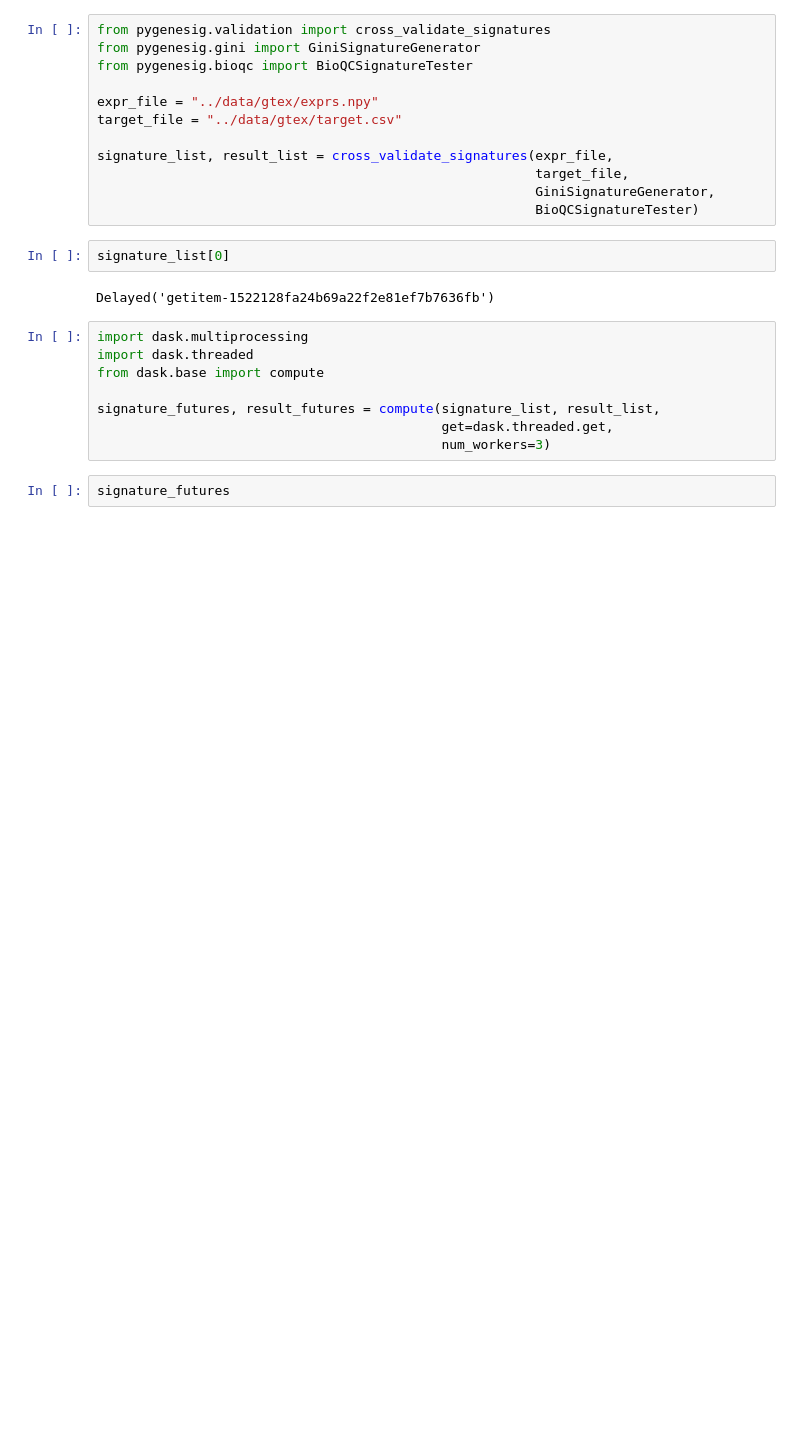
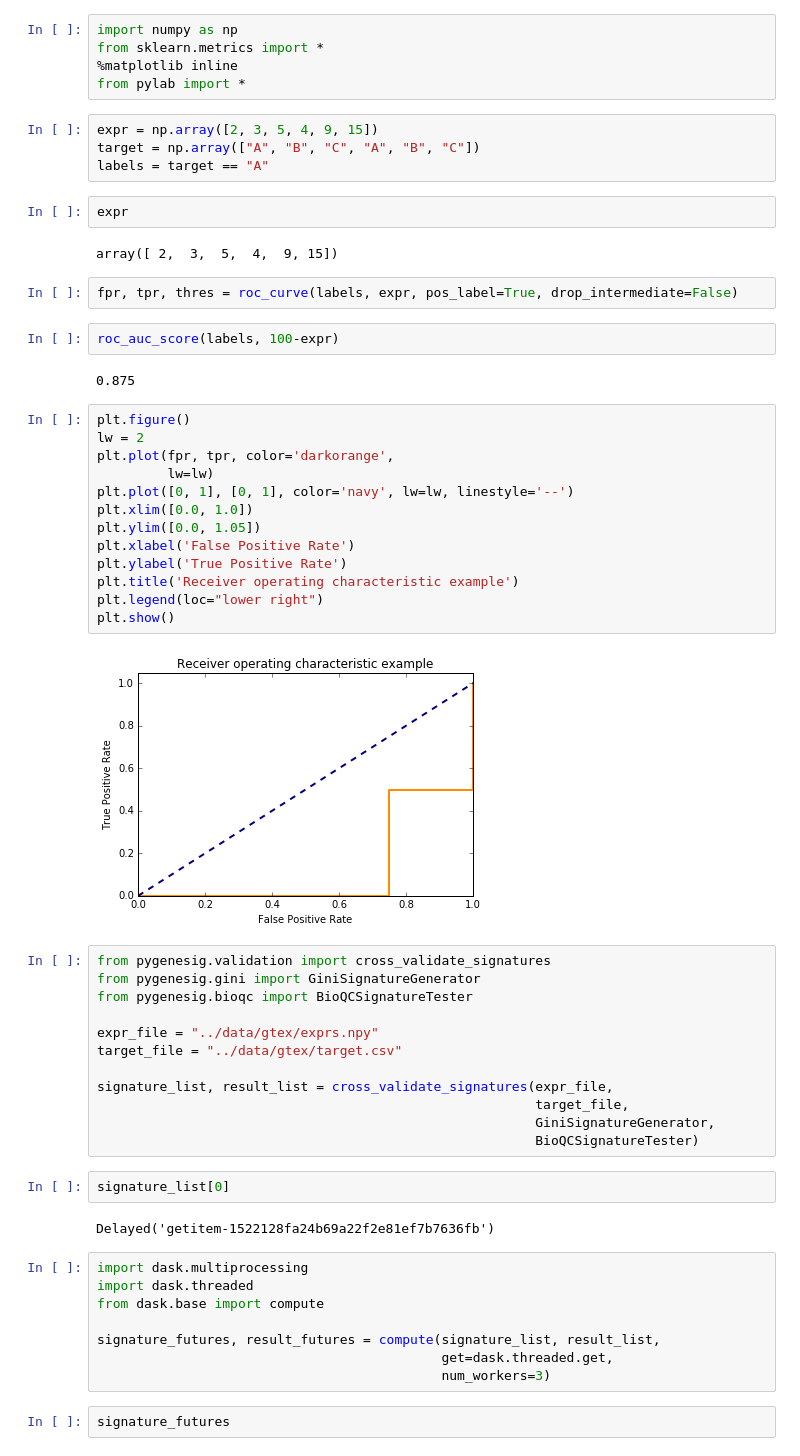
Before and after one commit to grst/pygenesig, a Jupyter notebook: notebooks/sandbox-xval.ipynb, the cells around one changed output. Cells and saved outputs as stored; diff of their text form; blank space fills up the shorter version.

```diff
--- a/notebooks/sandbox-xval.ipynb
+++ b/notebooks/sandbox-xval.ipynb
@@ -10,3 +1,37 @@ Traceback
+# %%
+import numpy as np
+from sklearn.metrics import *
+%matplotlib inline
+from pylab import *
+# %%
+expr = np.array([2, 3, 5, 4, 9, 15])
+target = np.array(["A", "B", "C", "A", "B", "C"])
+labels = target == "A"
+# %%
+expr
+# %% [output]
+array([ 2,  3,  5,  4,  9, 15])
+# %%
+fpr, tpr, thres = roc_curve(labels, expr, pos_label=True, drop_intermediate=False)
+# %%
+roc_auc_score(labels, 100-expr)
+# %% [output]
+0.875
+# %%
+plt.figure()
+lw = 2
+plt.plot(fpr, tpr, color='darkorange',
+         lw=lw)
+plt.plot([0, 1], [0, 1], color='navy', lw=lw, linestyle='--')
+plt.xlim([0.0, 1.0])
+plt.ylim([0.0, 1.05])
+plt.xlabel('False Positive Rate')
+plt.ylabel('True Positive Rate')
+plt.title('Receiver operating characteristic example')
+plt.legend(loc="lower right")
+plt.show()
+# %% [output]
+[figure, added]
 # %%
 from pygenesig.validation import cross_validate_signatures
 from pygenesig.gini import GiniSignatureGenerator
```
Also changed, not shown: parts of 1 cell of this notebook, 5 other files.
